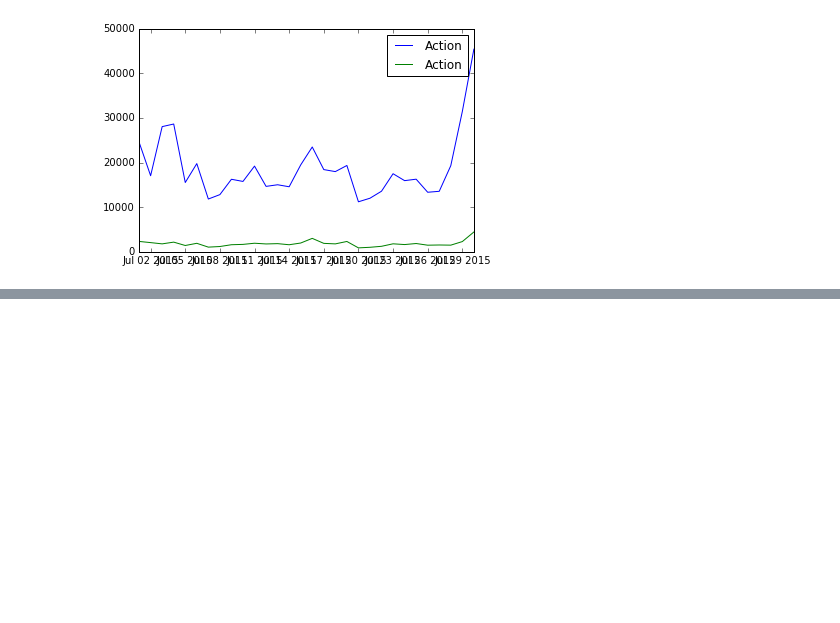
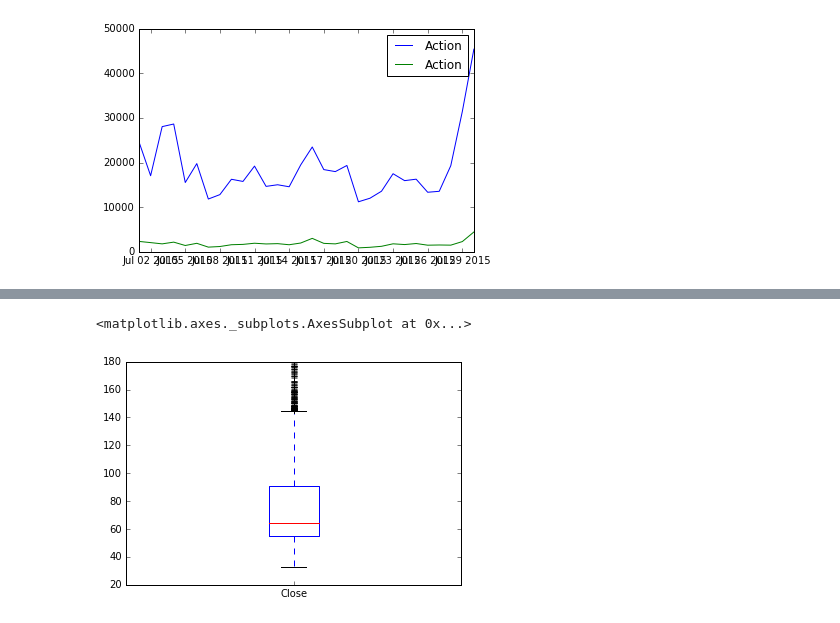
Before and after one commit to ywchiu/cathaybkpython, a Jupyter notebook: 20160901Demo.ipynb, the cells around one changed output, grey strips where cells are left out. Cells and saved outputs as stored; diff of their text form; code cells hidden in the pictures; blank space fills up the shorter version.

```diff
--- a/20160901Demo.ipynb
+++ b/20160901Demo.ipynb
@@ -222,0 +225,3 @@ df.plot(kind="line")
+# %%
+import pandas.io.data as web
+df = web.DataReader(name='2330.TW', data_source='yahoo',start='2000-1-1')
@@ -222,0 +344,5 @@ df.plot(kind="line")
+# %%
+df['Close'].plot(kind='box')
+# %% [output]
+<matplotlib.axes._subplots.AxesSubplot at 0x...>
+[figure, added]
```
Also changed, not shown: parts of 21 cells of this notebook.
